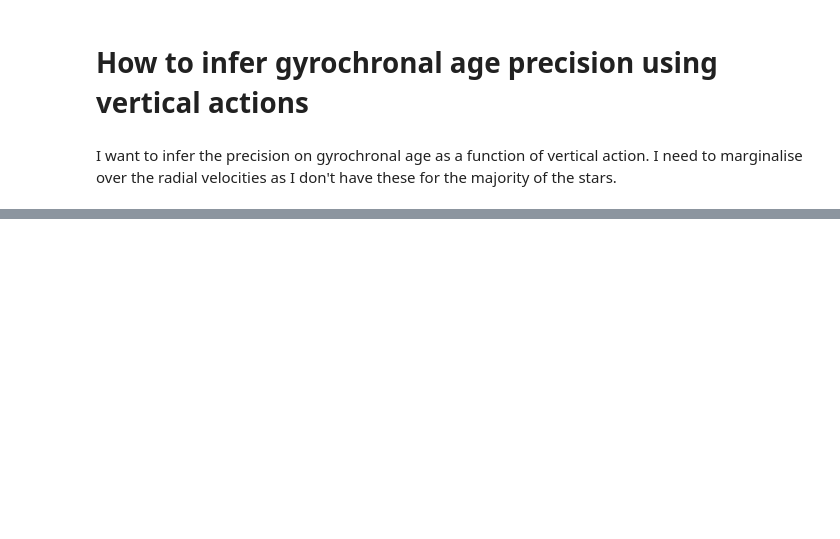
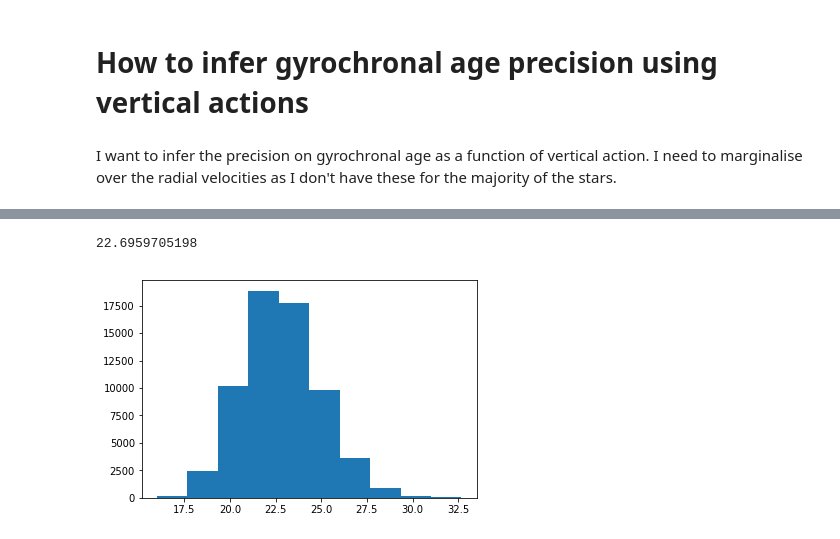
Before and after one commit to RuthAngus/gauge, a Jupyter notebook: granola/inference_explore.ipynb, the cells around one changed output, grey strips where cells are left out. Drawn from its saved outputs; the diff is of its cells as text; code cells hidden in the pictures; blank space fills up the shorter version.

```diff
--- a/granola/inference_explore.ipynb
+++ b/granola/inference_explore.ipynb
@@ -46,0 +87,32 @@ Line break at sigma Jz = 6.434944591 (ln sigma Jz = 1.86174323044 )
+# %%
+def lnprob(beta, *args):
+    """
+    Given a vertical action, calculate an age.
+    Vertical action dispersion increases with time.
+    Vertical action is drawn from a Normal distribution with zero mean and
+    dispersion that is a function of time.
+    """
+    ages, Jz, Jz_err = args
+    if beta > 0:
+        lnlike = np.sum(-.5*(Jz**2/(beta*ages + Jz_err**2)) - .5*np.log(2*np.pi*(beta*ages + Jz_err**2)))
+        if np.isfinite(lnlike):
+            return lnlike
+        else:
+            return -np.inf
+    else:
+        return -np.inf
+# %%
+beta_init = 100
+
+args = [data.age.values, data.Jz.values, data.Jz.values*.1 + .1]
+nwalkers, ndim, nsteps, bi = 64, 1, 2000, 1000
+p0 = [beta_init + np.random.randn(1)*1e-4 for i in range(nwalkers)]
+sampler = emcee.EnsembleSampler(nwalkers, ndim, lnprob, args=args)
+sampler.run_mcmc(p0, nsteps);
+flat = np.reshape(sampler.chain[:, bi:, :], (nwalkers*(nsteps - bi), ndim))
+# %%
+pl.hist(flat[:, 0])
+print(np.median(flat[:, 0]))
+# %% [output]
+22.6959705198
+[figure, added]
```
Also changed, not shown: parts of 34 cells of this notebook.
